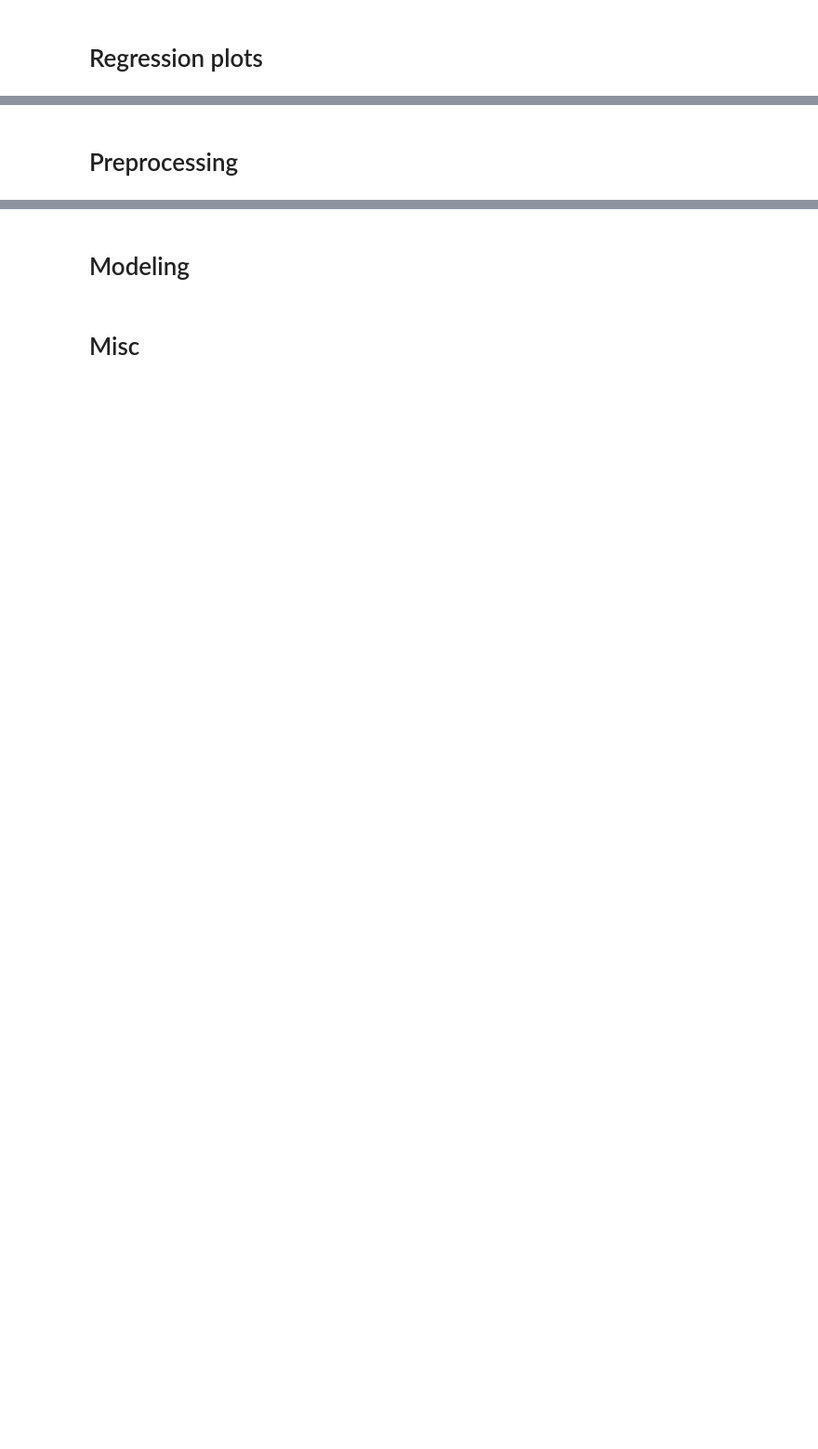
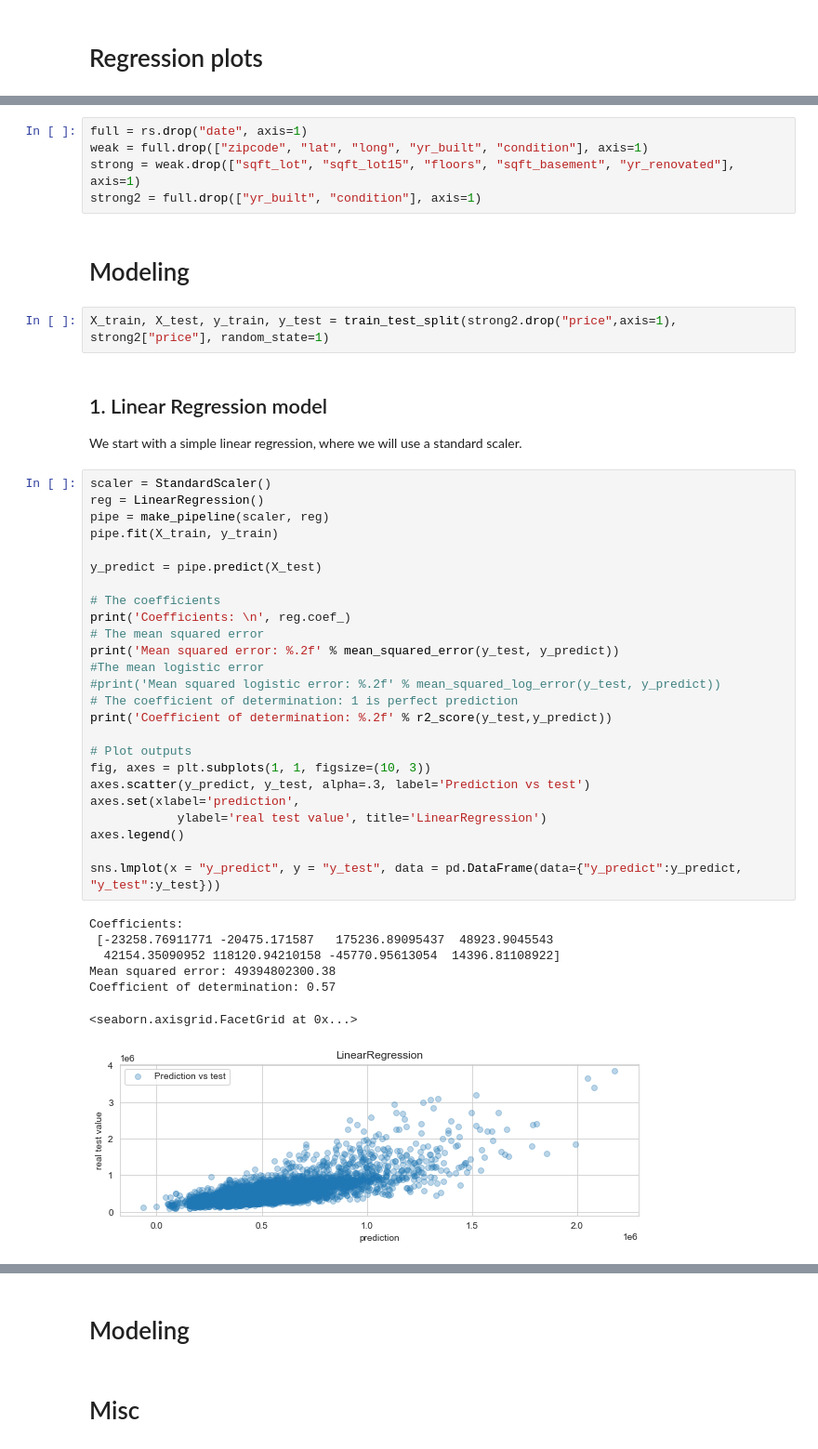
Before and after one commit to CarlosMAD10/IronCarlos, a Jupyter notebook: Midterm/Pruebas/modeling.ipynb, the cells around one changed output, grey strips where cells are left out. Shown at 93% size. Saved outputs shown, nothing was run; the diff lists cells and outputs as text; blank space fills up the shorter version.

```diff
--- a/Midterm/Pruebas/modeling.ipynb
+++ b/Midterm/Pruebas/modeling.ipynb
@@ -61,2 +138,46 @@ TypeError: 'numpy.dtype[datetime64]' object is not callable
+# %%
+full = rs.drop("date", axis=1)
+weak = full.drop(["zipcode", "lat", "long", "yr_built", "condition"], axis=1)
+strong = weak.drop(["sqft_lot", "sqft_lot15", "floors", "sqft_basement", "yr_renovated"], axis=1)
+strong2 = full.drop(["yr_built", "condition"], axis=1)
 # %% [markdown]
-# Preprocessing
+# Modeling
+# %%
+X_train, X_test, y_train, y_test = train_test_split(strong2.drop("price",axis=1), strong2["price"], random_state=1)
+# %% [markdown]
+## 1. Linear Regression model
+
+We start with a simple linear regression, where we will use a standard scaler.
+# %%
+scaler = StandardScaler()
+reg = LinearRegression()
+pipe = make_pipeline(scaler, reg)
+pipe.fit(X_train, y_train)
+
+y_predict = pipe.predict(X_test)
+
+# The coefficients
+print('Coefficients: \n', reg.coef_)
+# The mean squared error
+print('Mean squared error: %.2f' % mean_squared_error(y_test, y_predict))
+#The mean logistic error
+#print('Mean squared logistic error: %.2f' % mean_squared_log_error(y_test, y_predict))
+# The coefficient of determination: 1 is perfect prediction
+print('Coefficient of determination: %.2f' % r2_score(y_test,y_predict))
+
+# Plot outputs
+fig, axes = plt.subplots(1, 1, figsize=(10, 3))
+axes.scatter(y_predict, y_test, alpha=.3, label='Prediction vs test')
+axes.set(xlabel='prediction',
+            ylabel='real test value', title='LinearRegression')
+axes.legend()
+
+sns.lmplot(x = "y_predict", y = "y_test", data = pd.DataFrame(data={"y_predict":y_predict, "y_test":y_test}))
+# %% [output]
+Coefficients:
+ [-23258.76911771 -20475.171587   175236.89095437  48923.9045543
+  42154.35090952 118120.94210158 -45770.95613054  14396.81108922]
+Mean squared error: 49394802300.38
+Coefficient of determination: 0.57
+<seaborn.axisgrid.FacetGrid at 0x...>
+[figure, added]
```
Also changed, not shown: parts of 23 cells of this notebook, 2 other files.
